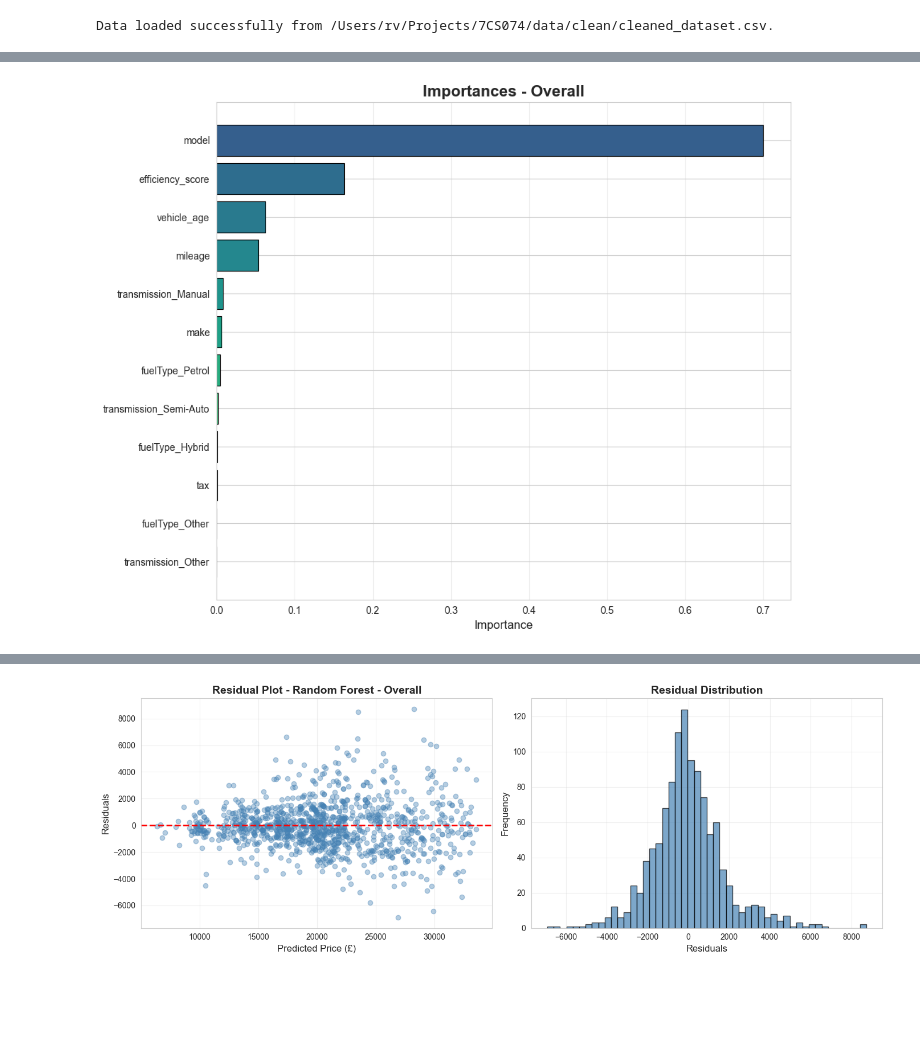
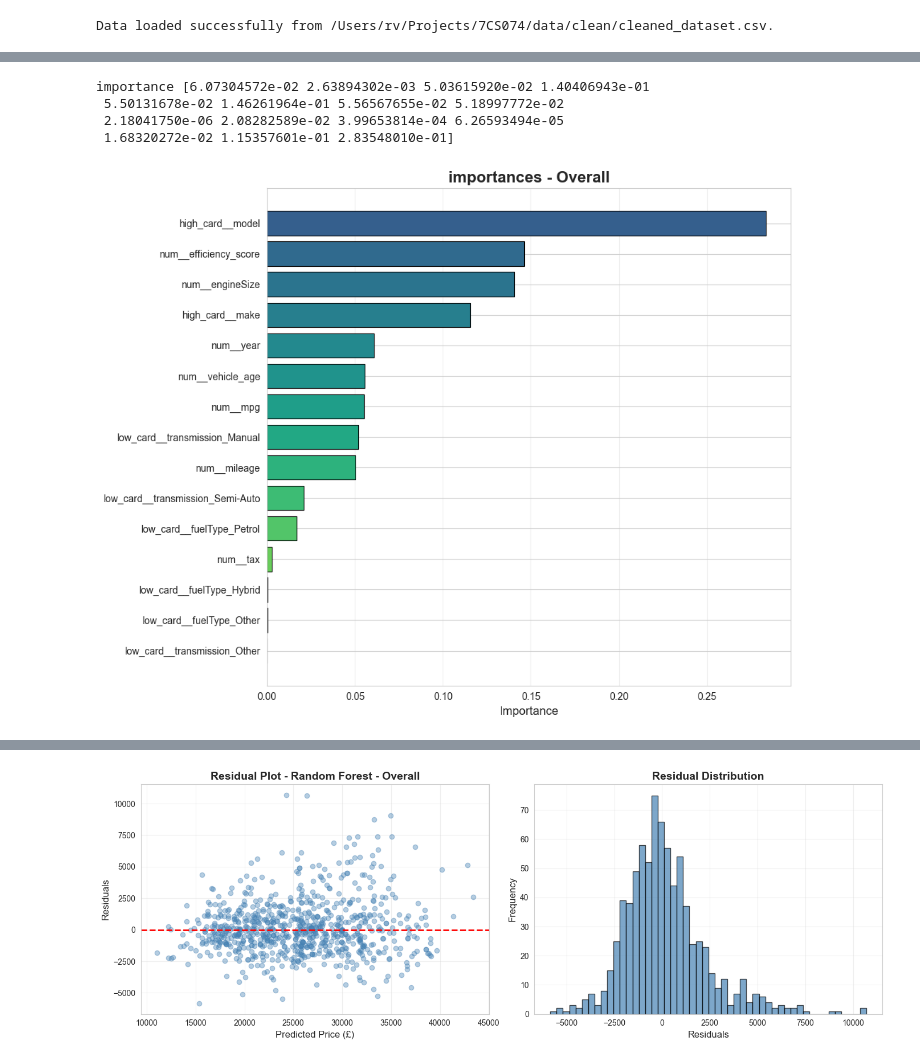
Before and after one commit to rv-bit/7CS074, a Jupyter notebook: notebooks/assignment/regression.ipynb, the cells around one changed output, grey strips where cells are left out. Drawn from its saved outputs; the diff is of its cells as text; code cells hidden in the pictures; blank space fills up the shorter version.

```diff
--- a/notebooks/assignment/regression.ipynb
+++ b/notebooks/assignment/regression.ipynb
@@ -220 +211,22 @@ def get_feature_effects(model):
+# %%
+def create_pipeline(
+    numeric_features,
+    low_card_features,
+    high_card_features,
+    model
+):
+    preprocessor = create_preprocessor(
+        numeric_features,
+        low_card_features,
+        high_card_features
+    )
+
+    pipe = Pipeline(
+        steps=[
+            ("feature_engineering", FeatureEngineer()),
+            ("preprocessing", preprocessor),
+            ("model", model)
+        ]
+    )
+    return pipe
 # %%
@@ -445,24 +571,27 @@ global_feature_names = global_X_train.columns
 # Per-make models
 # If the length of each dataframe of group is lower than the minimum sample variable, we shall pass and not create a 'per-make' model
 # This is to make sure that algorithms like 'Random Forrest' gets trained on larger sets of data, as indented, if the condition is true, the make would fallback into the global model above.
+
+candidate_models_per_make = get_regression_candidate_models(
+    NUMERIC_FEATURES,
+    LOW_CATEGORICAL_FEATURES_OVERALL,
+    HIGH_CATEGORICAL_FEATURES_PER_MAKE,
+    random_state=42
+)
+
 for make, group_df in df.groupby("make"):
     if len(group_df) < min_samples_per_make:
         continue
 
     Y = group_df[target_col]
-    X = engineer_features(
-        group_df,
-        Y,
-        LOW_CATEGORICAL_FEATURES_OVERALL,
-        HIGH_CATEGORICAL_FEATURES_PER_MAKE
-    )
+    X = group_df.drop(columns=[target_col])
 
     X_train, X_test, y_train, y_test = train_test_split(
         X, Y, test_size=0.2, random_state=42
     )
 
     best_name, best_model, cv_scores = select_best_model_cv(
-        X_train, y_train, candidate_models, cv_splits
+        X_train, y_train, candidate_models_per_make, cv_splits
     )
 
     predictions = best_model.predict(X_test)
@@ -601,26 +818,32 @@ def plot_residuals(actuals, predictions, model_name):
     plt.show()
 # %%
 values, kind = get_feature_effects(global_best_model)
+
+print(kind, values)
 
 plot_feature_importances(
 	values,
 	global_feature_names,
-	f"{kind.title()}s - Overall"
+	f"{kind}s - Overall"
 )
 
 # Actual vs Predicted
 plot_actual_vs_predicted(
 	y_test,
 	predictions,
 	f'Random Forest Regressor - Overall',
 	metrics['R2']
 )
 
 # Residuals plot
 plot_residuals(
 	y_test,
 	predictions,
 	f'Random Forest - Overall'
 )
 # %% [output]
+importance [6.07304572e-02 2.63894302e-03 5.03615920e-02 1.40406943e-01
+ 5.50131678e-02 1.46261964e-01 5.56567655e-02 5.18997772e-02
+ 2.18041750e-06 2.08282589e-02 3.99653814e-04 6.26593494e-05
+ 1.68320272e-02 1.15357601e-01 2.83548010e-01]
-[figure, old version]
+[figure, new version]
@@ -628,4 +851,4 @@ plot_residuals(
-[figure, old version]
+[figure, new version]
 # %%
 for make_vehicle, data in trained_models_per_make.items():
 	model = data["model"]
```
Also changed, not shown: parts of 9 cells of this notebook, 1 other file.
